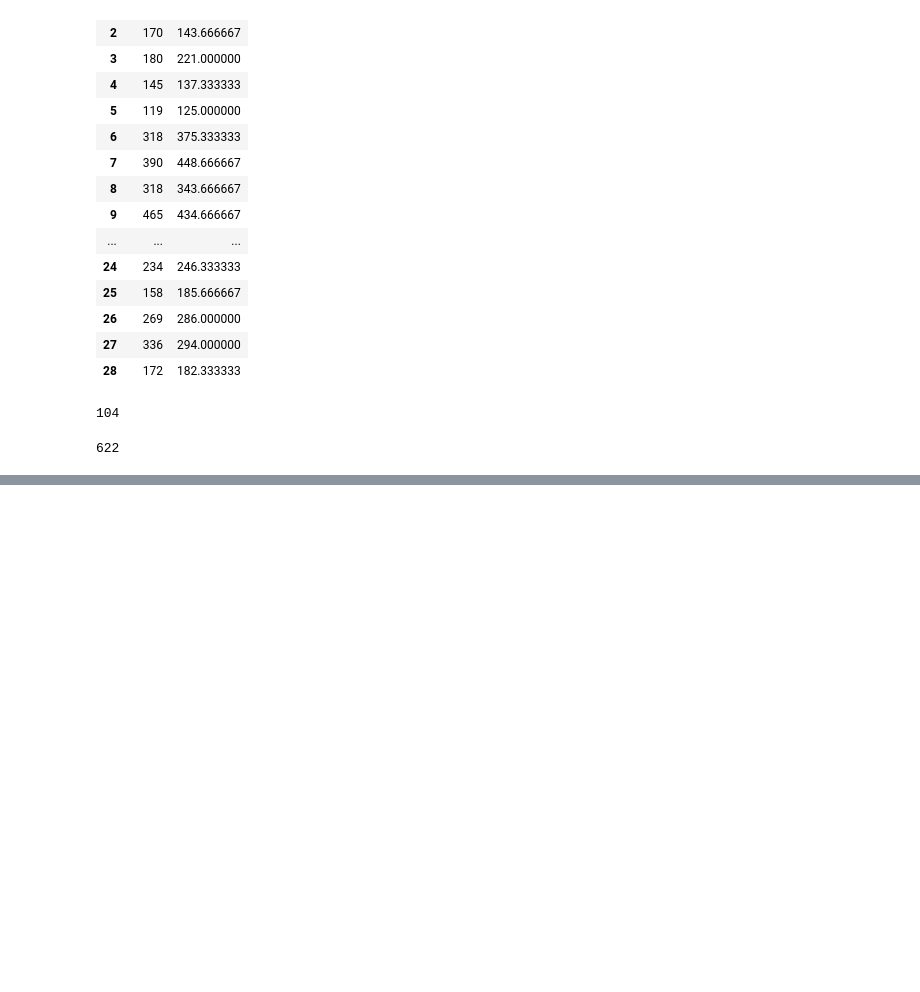
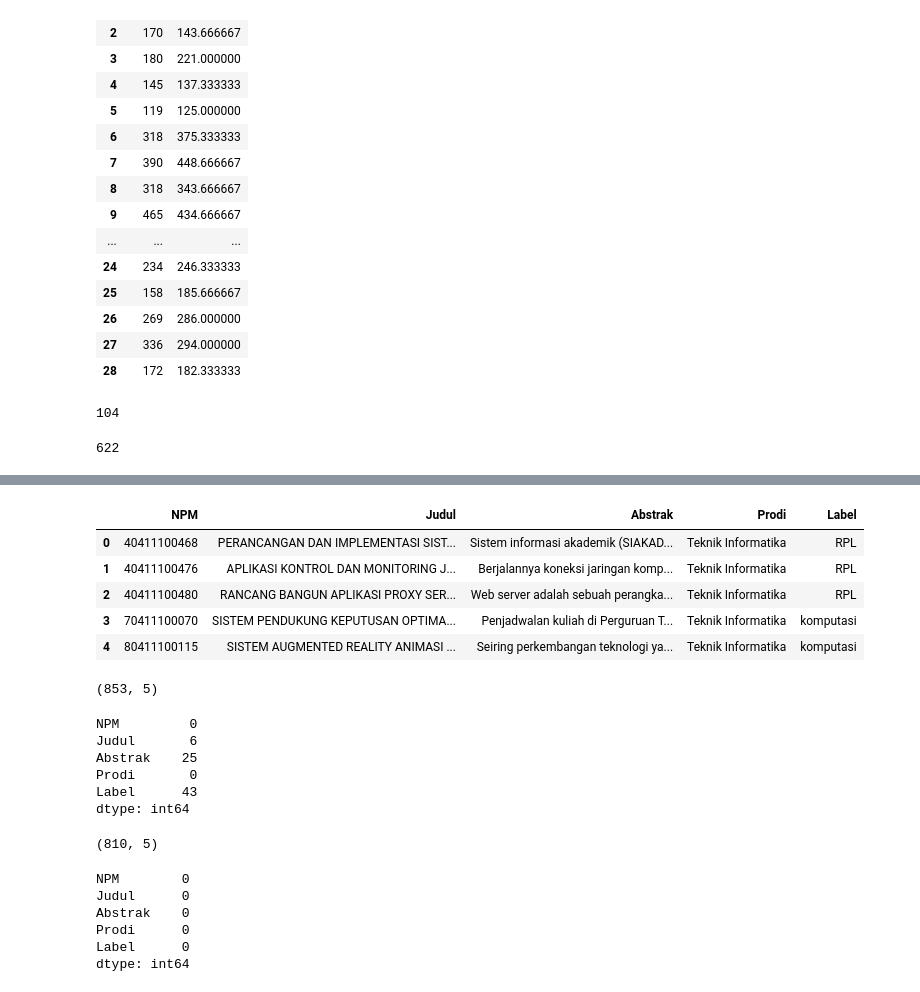
Before and after one commit to Nurul-Faizah/prosaindata, a Jupyter notebook: _sources/notebooks.ipynb, the cells around one changed output, grey strips where cells are left out. Saved outputs shown, nothing was run; the diff lists cells and outputs as text; code cells hidden in the pictures; blank space fills up the shorter version.

```diff
--- a/_sources/notebooks.ipynb
+++ b/_sources/notebooks.ipynb
@@ -754,0 +798,24 @@ y.max()
+# %%
+#load data
+df = pd.read_excel("tugas/dataset/Crawling_Data_PTA.xlsx")
+df.head()
+# %% [output]
+|  | NPM | Judul | Abstrak | Prodi | Label |
+| 0 | 40411100468 | PERANCANGAN DAN IMPLEMENTASI SIST... | Sistem informasi akademik (SIAKAD... | Teknik Informatika | RPL |
+| 1 | 40411100476 | APLIKASI KONTROL DAN MONITORING J... | Berjalannya koneksi jaringan komp... | Teknik Informatika | RPL |
+| 2 | 40411100480 | RANCANG BANGUN APLIKASI PROXY SER... | Web server adalah sebuah perangka... | Teknik Informatika | RPL |
+| 3 | 70411100070 | SISTEM PENDUKUNG KEPUTUSAN OPTIMA... | Penjadwalan kuliah di Perguruan T... | Teknik Informatika | komputasi |
+| 4 | 80411100115 | SISTEM AUGMENTED REALITY ANIMASI ... | Seiring perkembangan teknologi ya... | Teknik Informatika | komputasi |
+# %%
+df.shape
+# %% [output]
+(853, 5)
+# %%
+df.isnull().sum()
+# %% [output]
+NPM         0
+Judul       6
+Abstrak    25
+Prodi       0
+Label      43
+dtype: int64
@@ -754,0 +824,13 @@ y.max()
+# %%
+df.shape
+# %% [output]
+(810, 5)
+# %%
+df.isnull().sum()
+# %% [output]
+NPM        0
+Judul      0
+Abstrak    0
+Prodi      0
+Label      0
+dtype: int64
```
Also changed, not shown: parts of 33 cells of this notebook, 8 other files.
